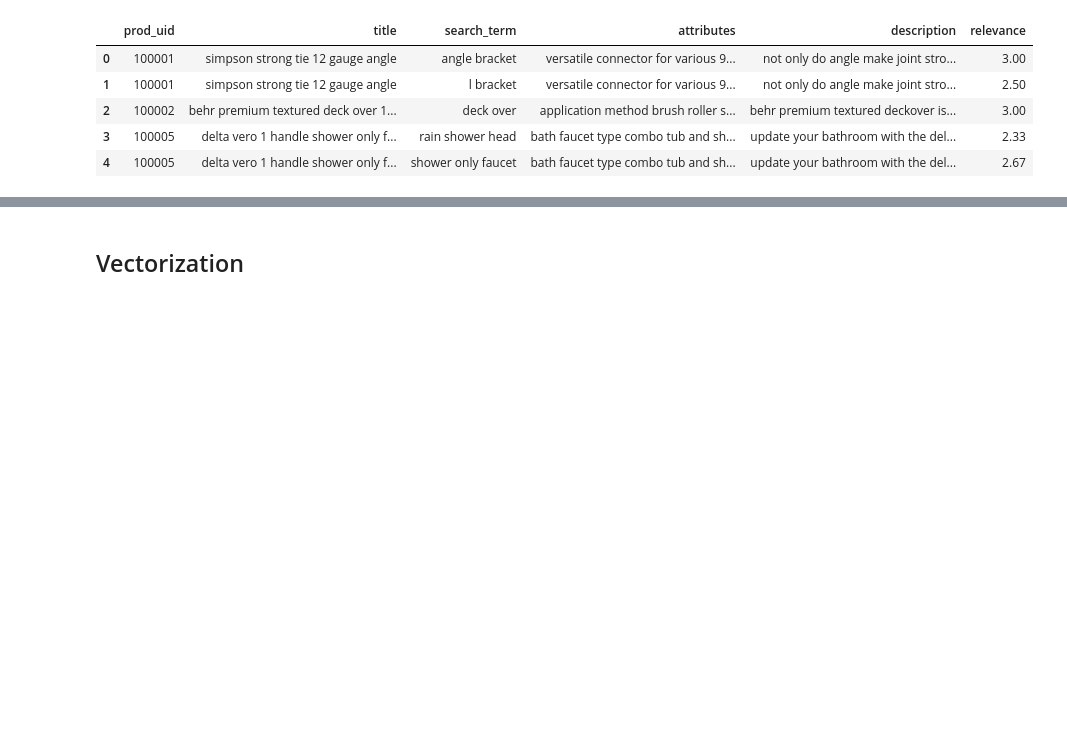
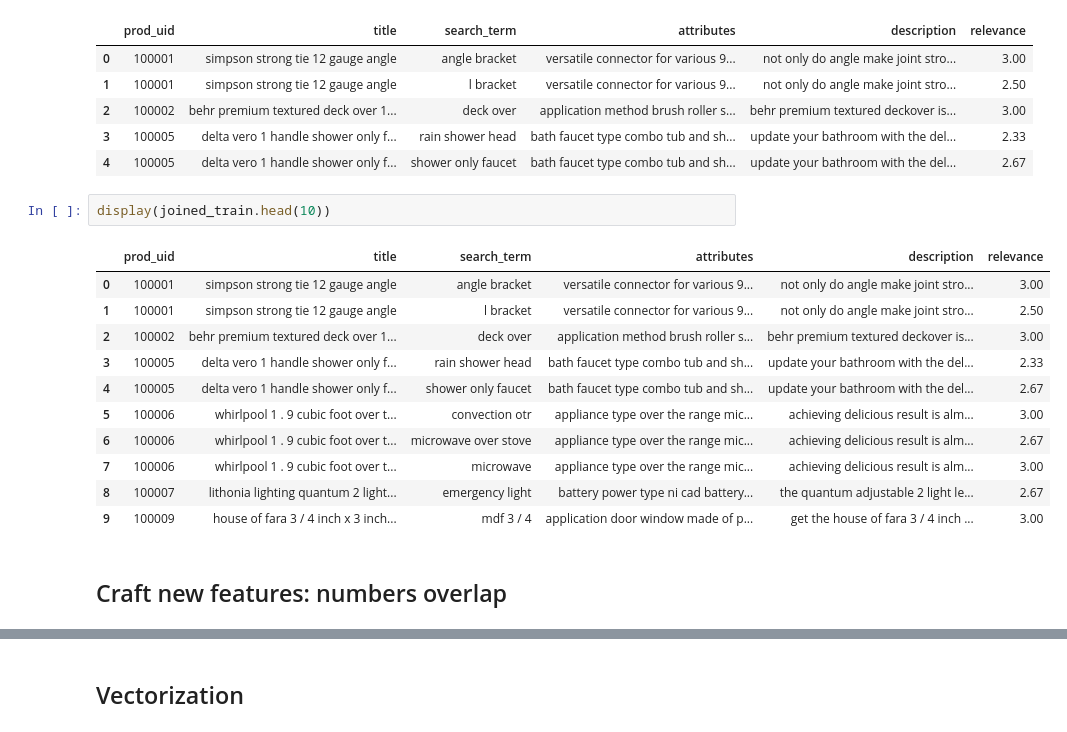
Before and after one commit to zeyger/home-depot, a Jupyter notebook: notebooks/home-depot.ipynb, the cells around one changed output, grey strips where cells are left out. Drawn from its saved outputs; the diff is of its cells as text; blank space fills up the shorter version.

Commit message:
Start crafting feature of dimension/fraction overlap

```diff
--- a/notebooks/home-depot.ipynb
+++ b/notebooks/home-depot.ipynb
@@ -712,3 +712,19 @@ joined_train.head(5)
 | 2 | 100002 | behr premium textured deck over 1... | deck over | application method brush roller s... | behr premium textured deckover is... | 3.00 |
 | 3 | 100005 | delta vero 1 handle shower only f... | rain shower head | bath faucet type combo tub and sh... | update your bathroom with the del... | 2.33 |
 | 4 | 100005 | delta vero 1 handle shower only f... | shower only faucet | bath faucet type combo tub and sh... | update your bathroom with the del... | 2.67 |
+# %%
+display(joined_train.head(10))
+# %% [output]
+|  | prod_uid | title | search_term | attributes | description | relevance |
+| 0 | 100001 | simpson strong tie 12 gauge angle | angle bracket | versatile connector for various 9... | not only do angle make joint stro... | 3.00 |
+| 1 | 100001 | simpson strong tie 12 gauge angle | l bracket | versatile connector for various 9... | not only do angle make joint stro... | 2.50 |
+| 2 | 100002 | behr premium textured deck over 1... | deck over | application method brush roller s... | behr premium textured deckover is... | 3.00 |
+| 3 | 100005 | delta vero 1 handle shower only f... | rain shower head | bath faucet type combo tub and sh... | update your bathroom with the del... | 2.33 |
+| 4 | 100005 | delta vero 1 handle shower only f... | shower only faucet | bath faucet type combo tub and sh... | update your bathroom with the del... | 2.67 |
+| 5 | 100006 | whirlpool 1 . 9 cubic foot over t... | convection otr | appliance type over the range mic... | achieving delicious result is alm... | 3.00 |
+| 6 | 100006 | whirlpool 1 . 9 cubic foot over t... | microwave over stove | appliance type over the range mic... | achieving delicious result is alm... | 2.67 |
+| 7 | 100006 | whirlpool 1 . 9 cubic foot over t... | microwave | appliance type over the range mic... | achieving delicious result is alm... | 3.00 |
+| 8 | 100007 | lithonia lighting quantum 2 light... | emergency light | battery power type ni cad battery... | the quantum adjustable 2 light le... | 2.67 |
+| 9 | 100009 | house of fara 3 / 4 inch x 3 inch... | mdf 3 / 4 | application door window made of p... | get the house of fara 3 / 4 inch ... | 3.00 |
+# %% [markdown]
+## Craft new features: numbers overlap
```
Also changed, not shown: parts of 4 cells of this notebook.
